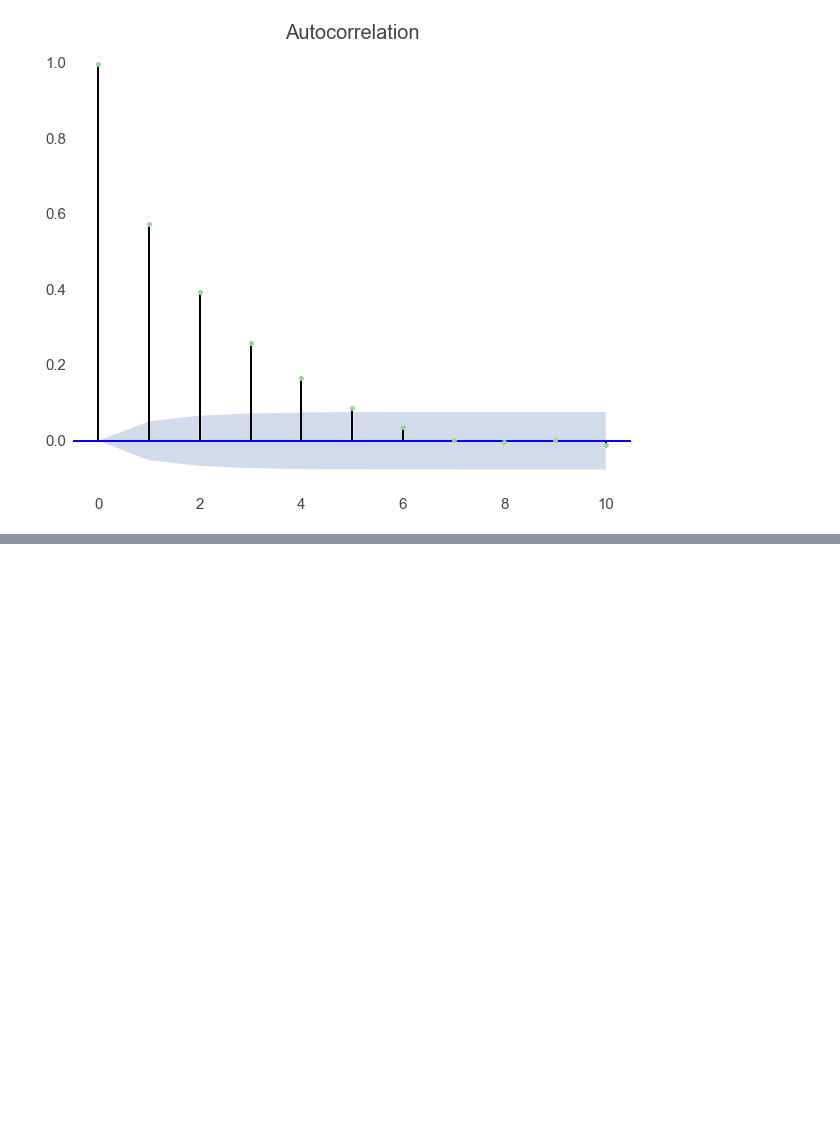
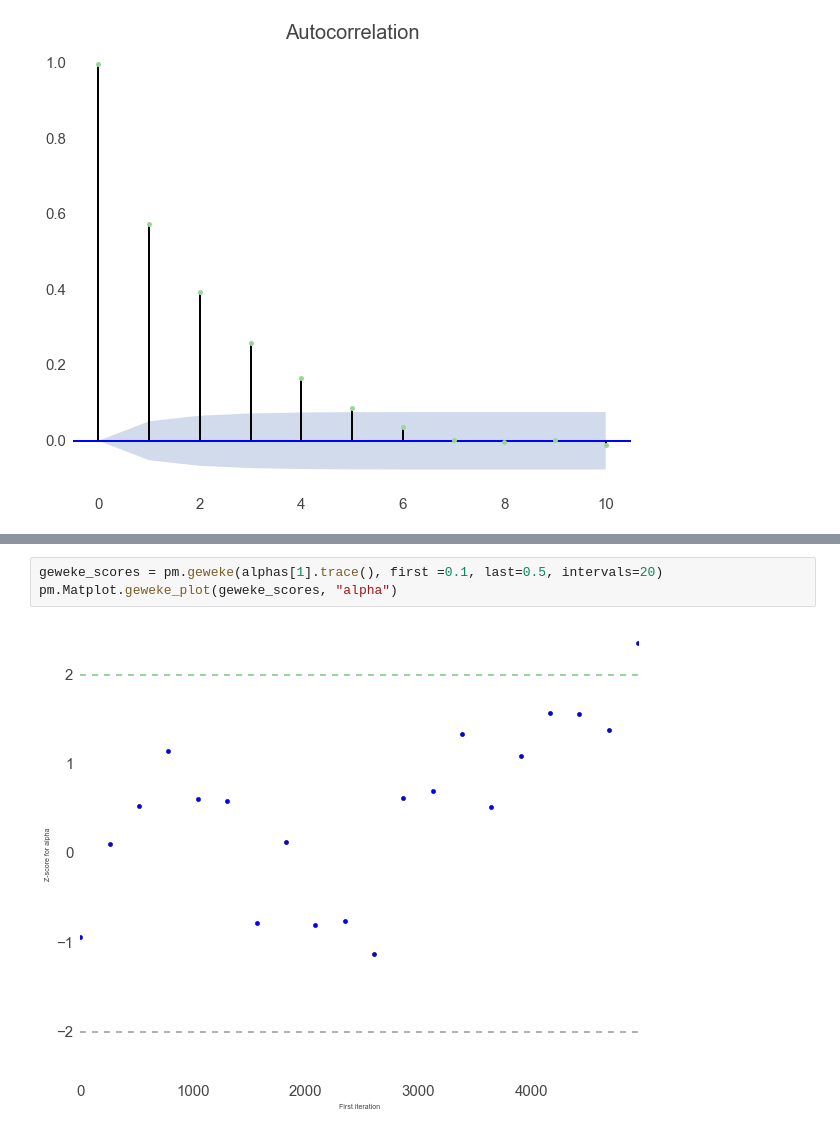
Before and after one commit to am207Hubway/final_project, a Jupyter notebook: Time Series.ipynb, the cells around one changed output, grey strips where cells are left out. Saved outputs shown, nothing was run; the diff lists cells and outputs as text; blank space fills up the shorter version.

```diff
--- a/Time Series.ipynb
+++ b/Time Series.ipynb
@@ -146 +164,6 @@ plt.plot(sigma_squared.trace())
+# %%
+geweke_scores = pm.geweke(alphas[1].trace(), first =0.1, last=0.5, intervals=20)
+pm.Matplot.geweke_plot(geweke_scores, "alpha")
+# %% [output]
+[figure, added]
 # %%
```
Also changed, not shown: parts of 13 cells of this notebook, 1 other file.
